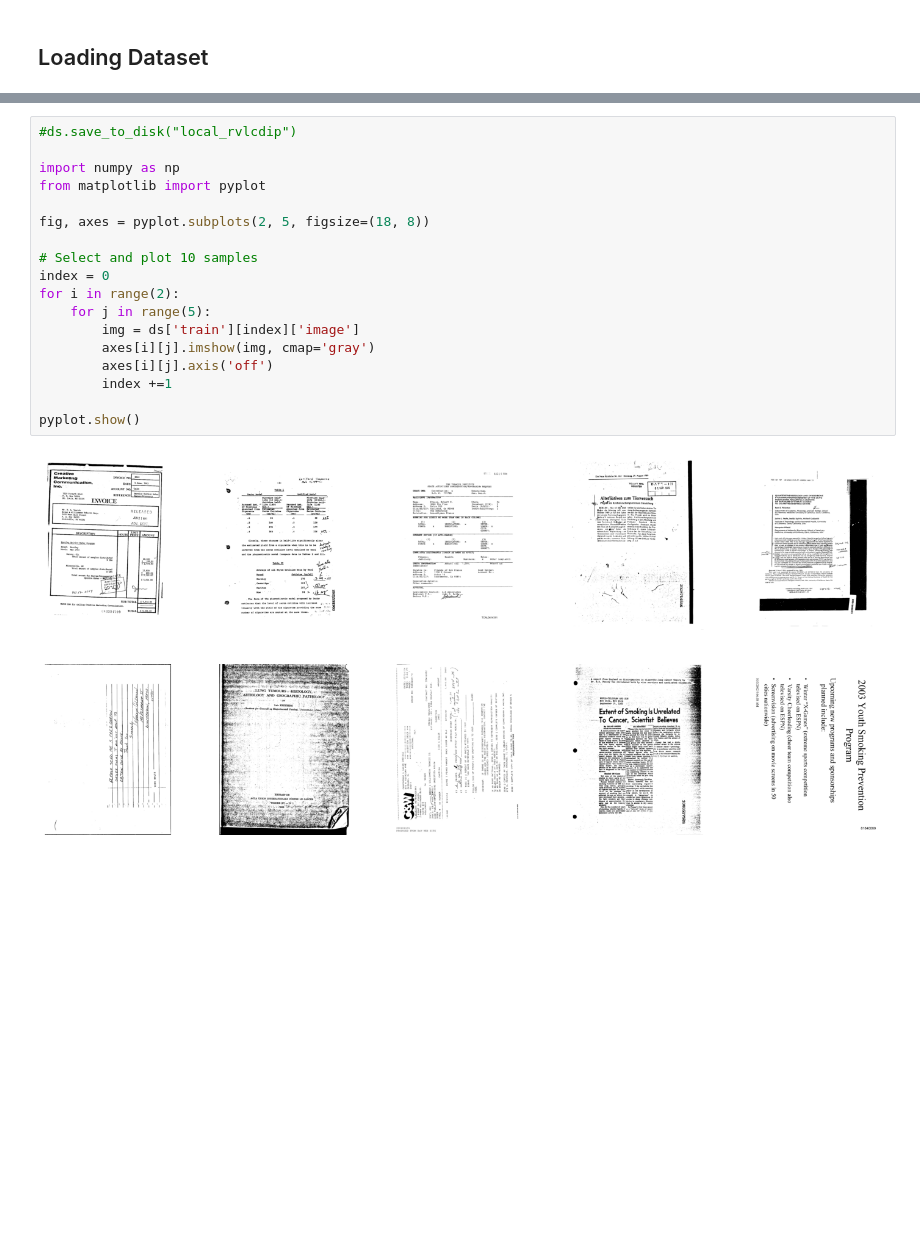
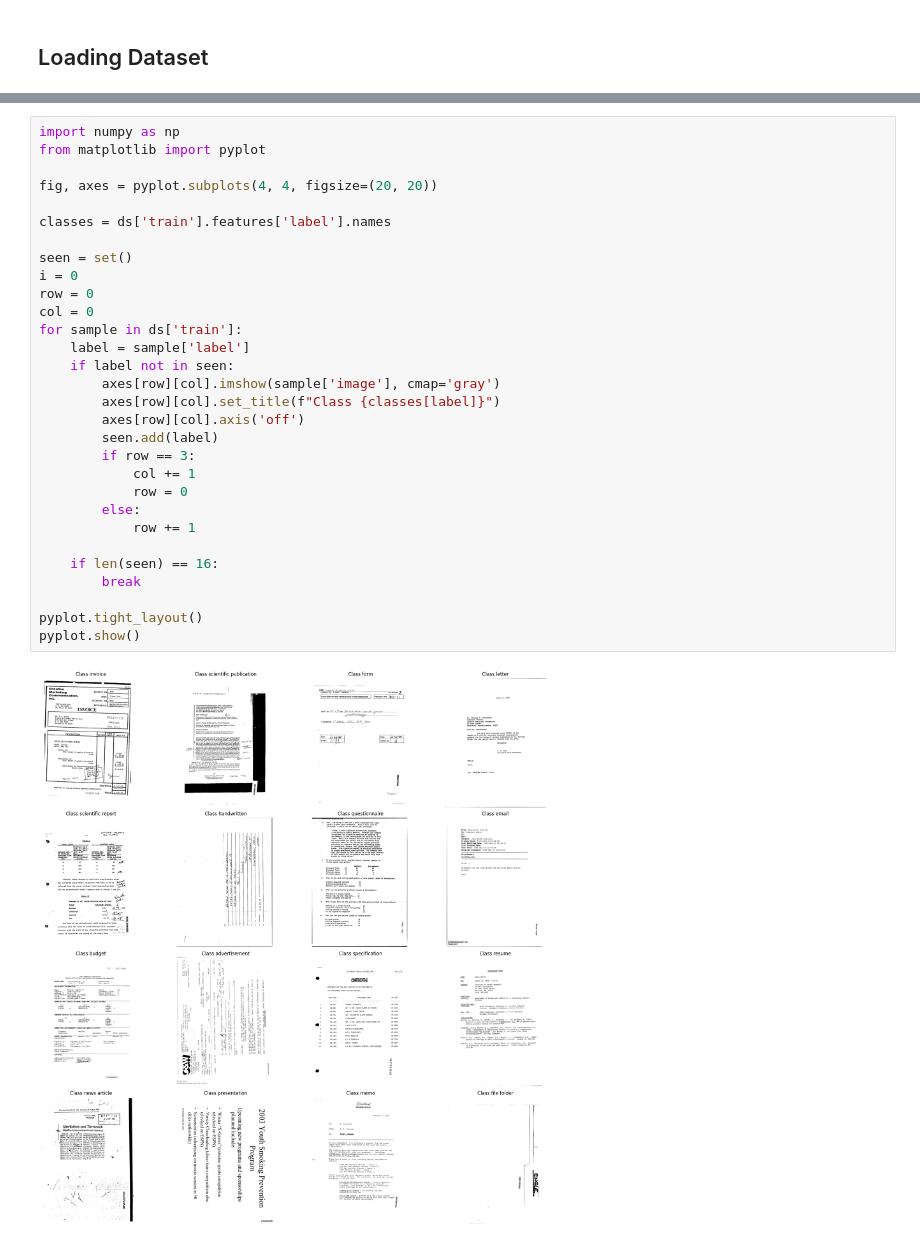
Before and after one commit to SherifHamed1/Invoice-Classification-From-Scanned-Documents, a Jupyter notebook: notebook.ipynb, the cells around one changed output, grey strips where cells are left out. Drawn from its saved outputs; the diff is of its cells as text; blank space fills up the shorter version.

```diff
--- a/notebook.ipynb
+++ b/notebook.ipynb
@@ -20,20 +18,32 @@ To support symlinks on Windows, you either need to activate Developer Mode or to
 # %%
-#ds.save_to_disk("local_rvlcdip")
-
 import numpy as np
 from matplotlib import pyplot
 
-fig, axes = pyplot.subplots(2, 5, figsize=(18, 8))
+fig, axes = pyplot.subplots(4, 4, figsize=(20, 20))
 
-# Select and plot 10 samples
-index = 0
-for i in range(2):
-    for j in range(5):
-        img = ds['train'][index]['image']
-        axes[i][j].imshow(img, cmap='gray')
-        axes[i][j].axis('off')
-        index +=1
+classes = ds['train'].features['label'].names
 
+seen = set()
+i = 0
+row = 0
+col = 0
+for sample in ds['train']:
+    label = sample['label']
+    if label not in seen:
+        axes[row][col].imshow(sample['image'], cmap='gray')
+        axes[row][col].set_title(f"Class {classes[label]}")
+        axes[row][col].axis('off')
+        seen.add(label)
+        if row == 3:
+            col += 1
+            row = 0
+        else:
+            row += 1
+
+    if len(seen) == 16:
+        break
+
+pyplot.tight_layout()
 pyplot.show()
 # %% [output]
-[figure, old version]
+[figure, new version]
```
Also changed, not shown: parts of 14 cells of this notebook.
